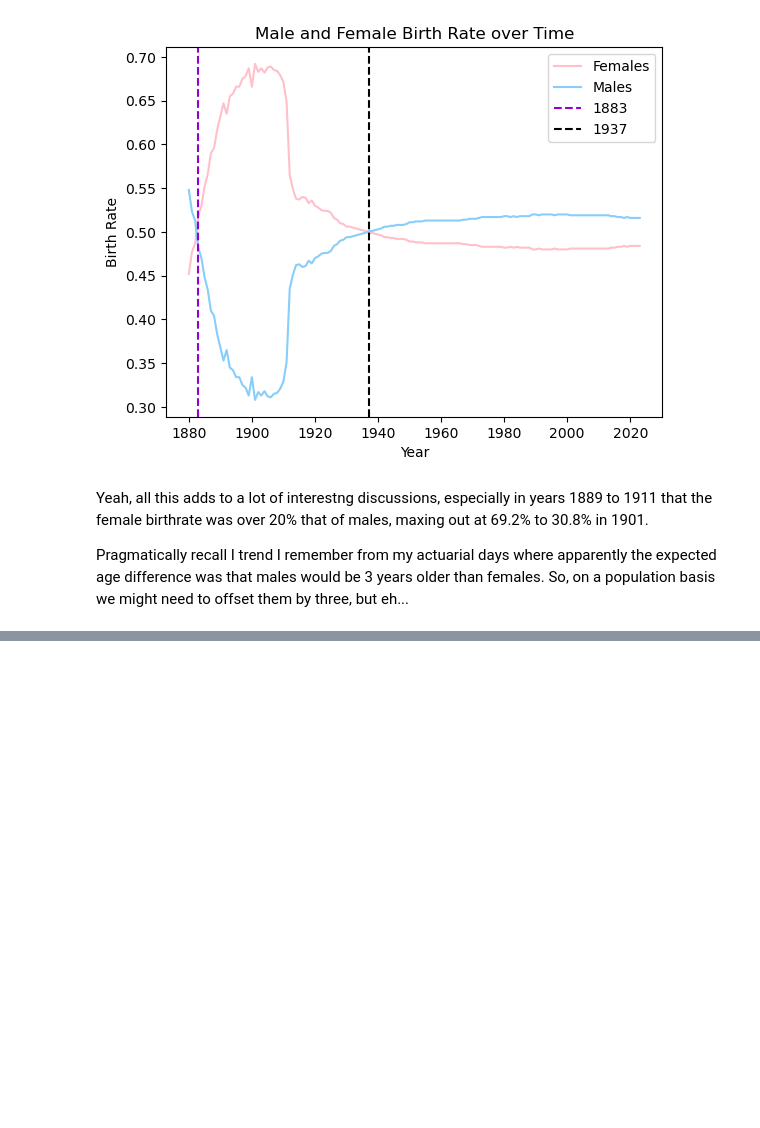
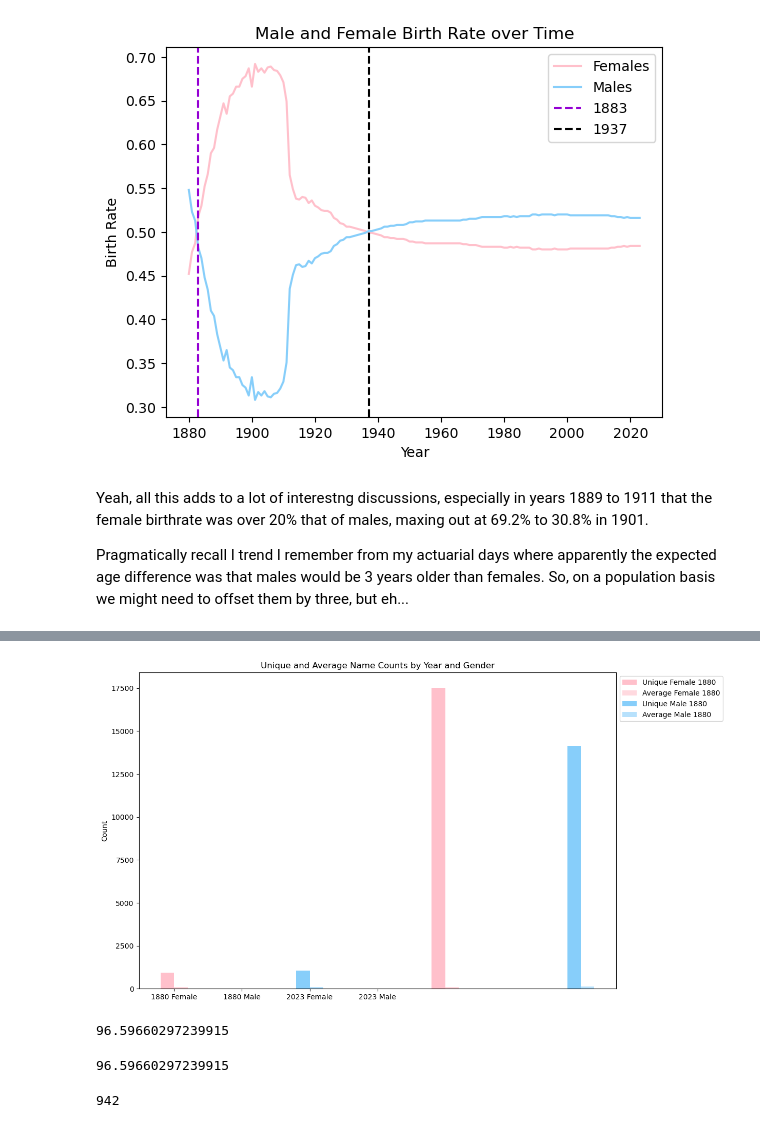
Before and after one commit to bwolff26/name_study, a Jupyter notebook: code/ceda_i.ipynb, the cells around one changed output, grey strips where cells are left out. Drawn from its saved outputs; the diff is of its cells as text; code cells hidden in the pictures; blank space fills up the shorter version.

```diff
--- a/code/ceda_i.ipynb
+++ b/code/ceda_i.ipynb
@@ -164,0 +223,61 @@ Pragmatically recall I trend I remember from my actuarial days where apparently
+# %%
+xtitle = 'Year'
+ytitle = 'Birth Rate'
+title = 'Male and Female Birth Rate over Time'
+
+years = ['1880', '2023']
+types = ['Unique Names', 'Average Babies per Name']
+categories = ['Female', 'Male']
+colors = ['pink', 'lightskyblue']
+
+unique_names = [y1_u_fnames, y1_u_mnames, y2_u_fnames, y2_u_mnames]
+avg_counts = [y1_avg_fname, y1_avg_mname, y2_avg_fname, y2_avg_mname]
+# total_counts = [y1_females, y1_males, y2_females, y2_males]
+
+data = [
+    [y1_u_fnames, y1_avg_fname],
+    [y1_u_mnames, y1_avg_mname],
+    [y2_u_fnames, y2_avg_fname],
+    [y2_u_mnames, y2_avg_mname]
+]
+
+# Bar positions
+bar_width = 0.2
+bar_positions = np.arange(len(years) * len(categories))
+
+fig, ax = plt.subplots(figsize=(12, 8))
+
+# Plot bars for each type (unique names and average count) for each category in each year
+for i, (unique, avg) in enumerate(data):
+    year_index = i // 2  # 0 for 1880, 1 for 2023
+    category_index = i % 2  # 0 for Female, 1 for Male
+    base_position = year_index * 4 + category_index * 2
+
+    # Plot unique names
+    ax.bar(base_position - bar_width / 2, unique, width=bar_width, color=colors[category_index], label=f'Unique {categories[category_index]} {years[year_index]}' if i < 2 else "")
+
+    # Plot average count
+    ax.bar(base_position + bar_width / 2, avg, width=bar_width, color=colors[category_index], alpha=0.6, label=f'Average {categories[category_index]} {years[year_index]}' if i < 2 else "")
+
+# Set labels and title
+ax.set_ylabel('Count')
+ax.set_title('Unique and Average Name Counts by Year and Gender')
+ax.set_xticks(bar_positions)
+ax.set_xticklabels(['1880 Female', '1880 Male', '2023 Female', '2023 Male'])
+ax.legend(loc='upper left', bbox_to_anchor=(1, 1))
+
+plt.show()
+# %% [output]
+[figure, added]
+# %%
+df[(df['year']==1880)&(df['sex']=='F')]['count'].mean()
+# %% [output]
+96.59660297239915
+# %%
+sum(df[(df['year']==1880)&(df['sex']=='F')]['count'])/y1_u_fnames
+# %% [output]
+96.59660297239915
+# %%
+df[(df['year']==1880)&(df['sex']=='F')]['count'].count()
+# %% [output]
+942
```
Also changed, not shown: parts of 9 cells of this notebook, 1 other file.
